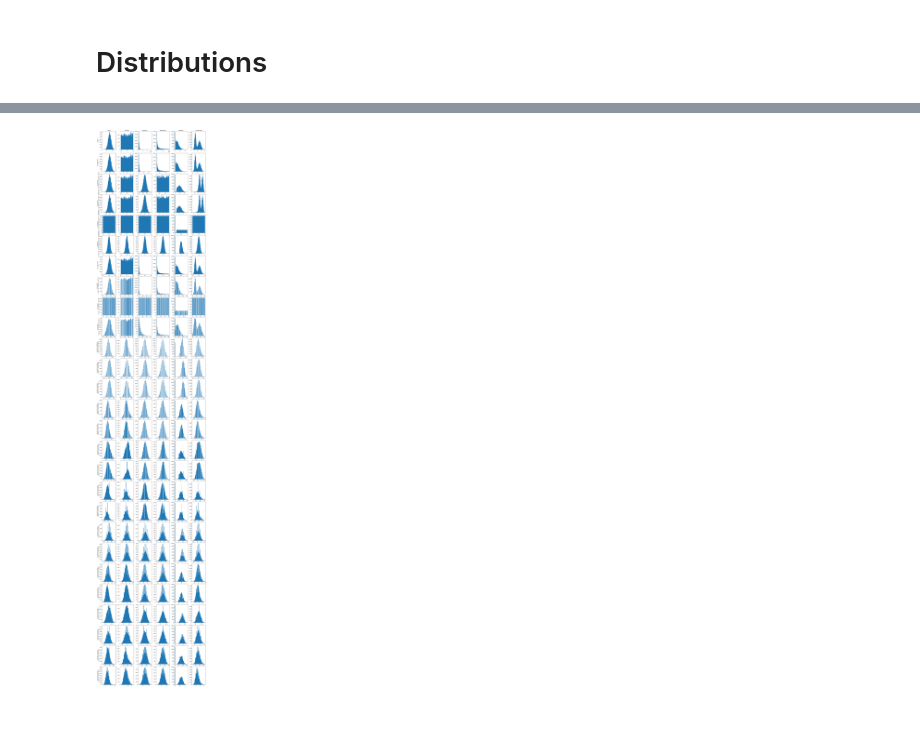
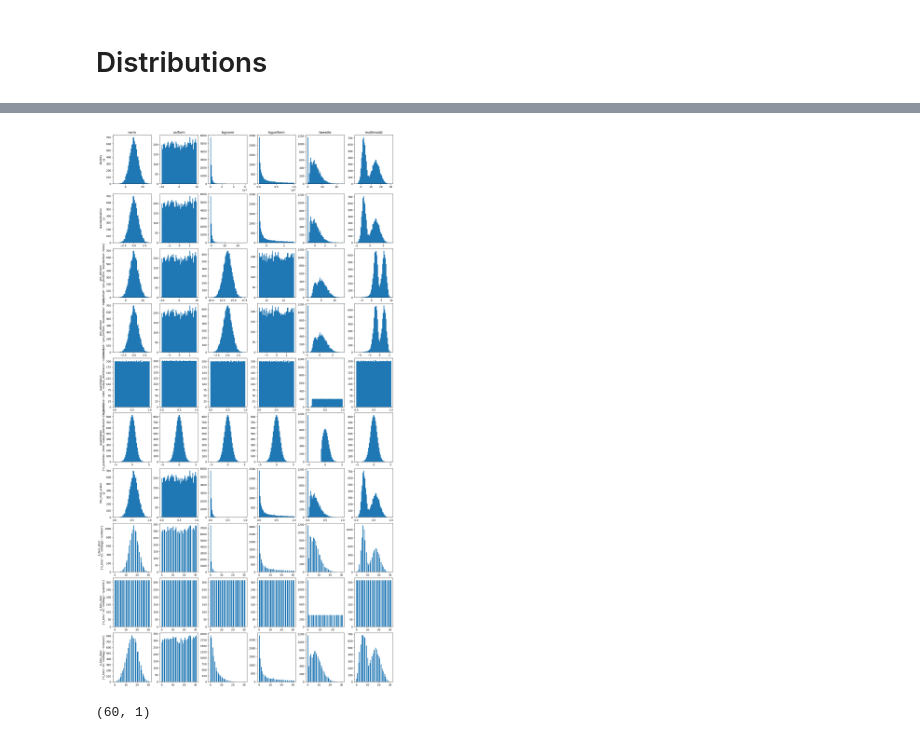
Before and after one commit to Nearpit/BaseEncoding, a Jupyter notebook: plotting.ipynb, the cells around one changed output, grey strips where cells are left out. Saved outputs shown, nothing was run; the diff lists cells and outputs as text; code cells hidden in the pictures.

```diff
--- a/plotting.ipynb
+++ b/plotting.ipynb
@@ -223,6 +197,6 @@ total_results.sort_values('relative_pure_beyond')
 # %% [markdown]
 # Distributions
 # %%
-df = dataset.load_toy_dataset(path='./toy_dataset/sin_y/*')
-total_transformations = sum([len(v['params']) for k, v in constants.TRANSFORMATIONS.items()])
+df = dataset.load_toy_dataset(path='./datasets/synthetic/sin_y/*')
+total_transformations = sum([len(v['params']) for k, v in constants.TRANSFORMATIONS.items() if k!='numerical_encoding'])
 total_distributions = len(df)
@@ -235,4 +202,0 @@ params
-# %%
-x = df['norm']['x']
-layer = PreprocessingWrapper(prepor_trans(**params))
-transformed_x = np.squeeze(layer(x).numpy(), axis=1)
@@ -259,25 +203,24 @@ plt.show()
+# %%
+sub_sample_transformations = {k:v for k,v in constants.TRANSFORMATIONS.items() if k!= 'numerical_encoding'}
 # %%
 bins = 50
-
 fig, ax = plt.subplots(total_transformations, total_distributions, figsize=(16, total_transformations*3), layout="constrained")
 for idy, (dist_name, dist_loader) in enumerate(df.items()):
     idx = 0
     if idx == 0:
         ax[idx, idy].set_title(dist_name)
     x = dist_loader['x']
-    for transformation_name, transformation_loader in constants.TRANSFORMATIONS.items():
+    for transformation_name, transformation_loader in sub_sample_transformations.items():
         for param in transformation_loader['params']:
             if idy == 0:
                 ax[idx, idy].set_ylabel(f'{transformation_name}\n{param}')
-            transformation_layer = PreprocessingWrapper(transformation_loader['preproc_layer'](**param), keep_origin=False, duplicate=1)
+            transformation_layer = PreprocessingWrapper(transformation_loader['preproc_layer'](**param), keep_origin=False, duplicate=False)
             transformed_x = transformation_layer(x)
-            if transformation_name == 'numerical_encoding':
-                transformed_x = np.sum(transformed_x, axis=-1)
-            elif transformation_name == 'k_bins_discr':
+            if transformation_name == 'k_bins_discr':
                 transformed_x = np.argmax(transformed_x, axis=-1)
             else:
                 transformed_x = np.squeeze(transformed_x, axis=-1)
             ax[idx, idy].hist(transformed_x, bins=bins)
             idx += 1
 # %% [output]
-[figure, old version]
+[figure, new version]
@@ -283,0 +231,4 @@ for idy, (dist_name, dist_loader) in enumerate(df.items()):
+# %%
+a.shape
+# %% [output]
+(60, 1)
```
Also changed, not shown: parts of 9 cells of this notebook, 37 other files.
